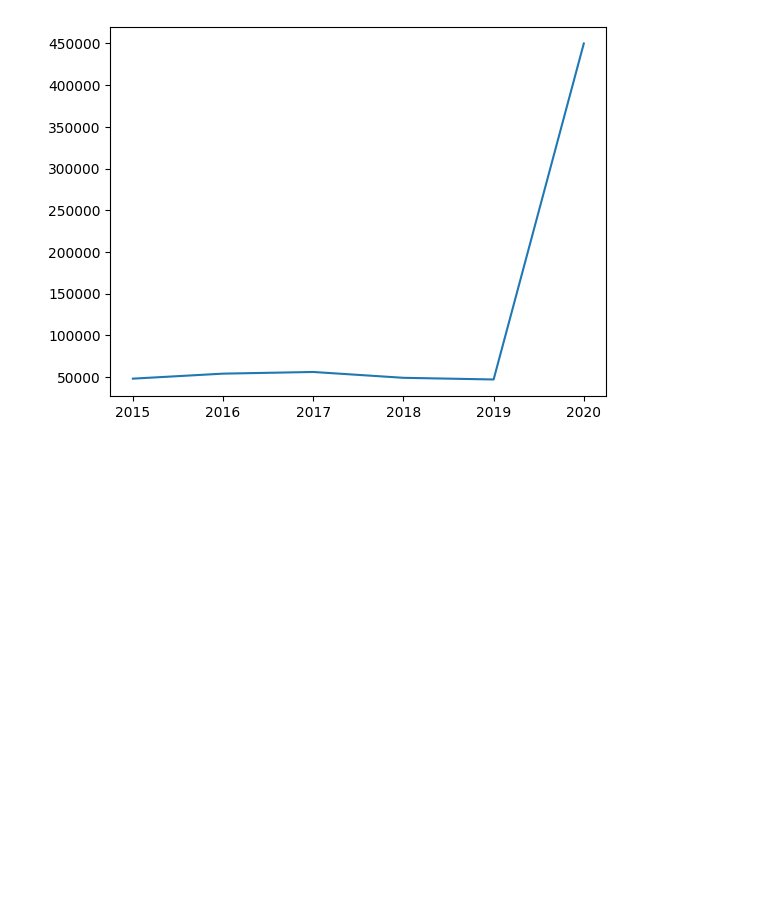
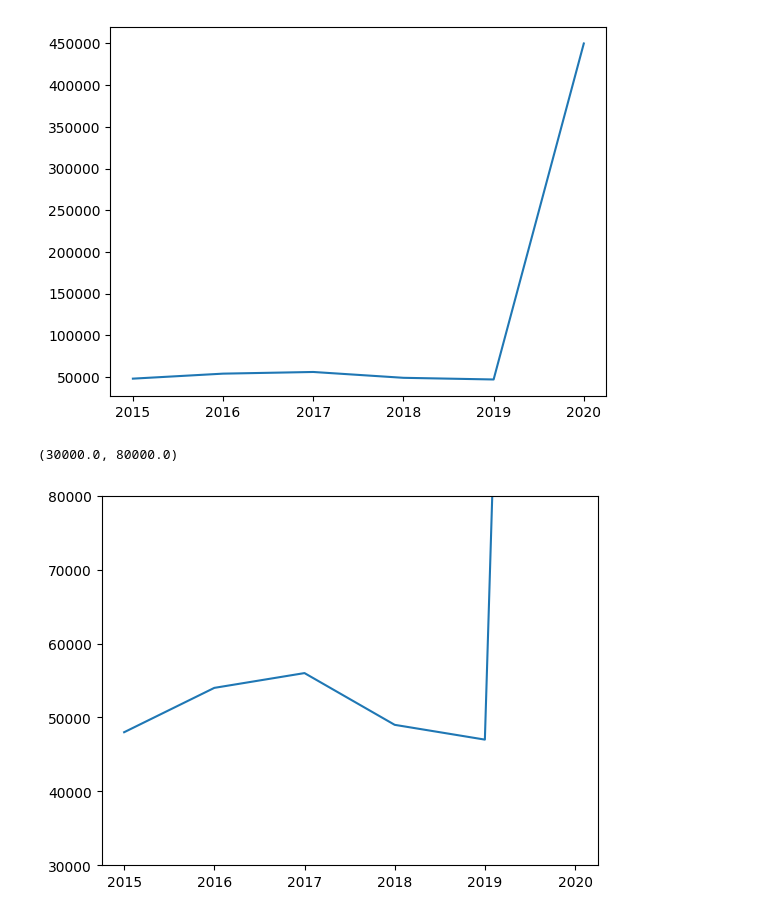
Before and after one commit to Lakshya-Ag09/Data-Science-Analysis, a Jupyter notebook: Matplotlib_01.ipynb, the cells around one changed output. Saved outputs shown, nothing was run; the diff lists cells and outputs as text; code cells hidden in the pictures; blank space fills up the shorter version.

Commit message:
2D plot added

```diff
--- a/Matplotlib_01.ipynb
+++ b/Matplotlib_01.ipynb
@@ -125,3 +125,12 @@ plt.plot(year, price)
 # %% [output]
 [<matplotlib.lines.Line2D at 0x...>]
 [figure]
+# %%
+price = [48000,54000,56000,49000,47000,450000]
+year = np.arange(2015,2021)
+
+plt.plot(year, price)
+plt.ylim(30000,80000)
+# %% [output]
+(30000.0, 80000.0)
+[figure, added]
```
Also changed, not shown: parts of 3 cells of this notebook.
